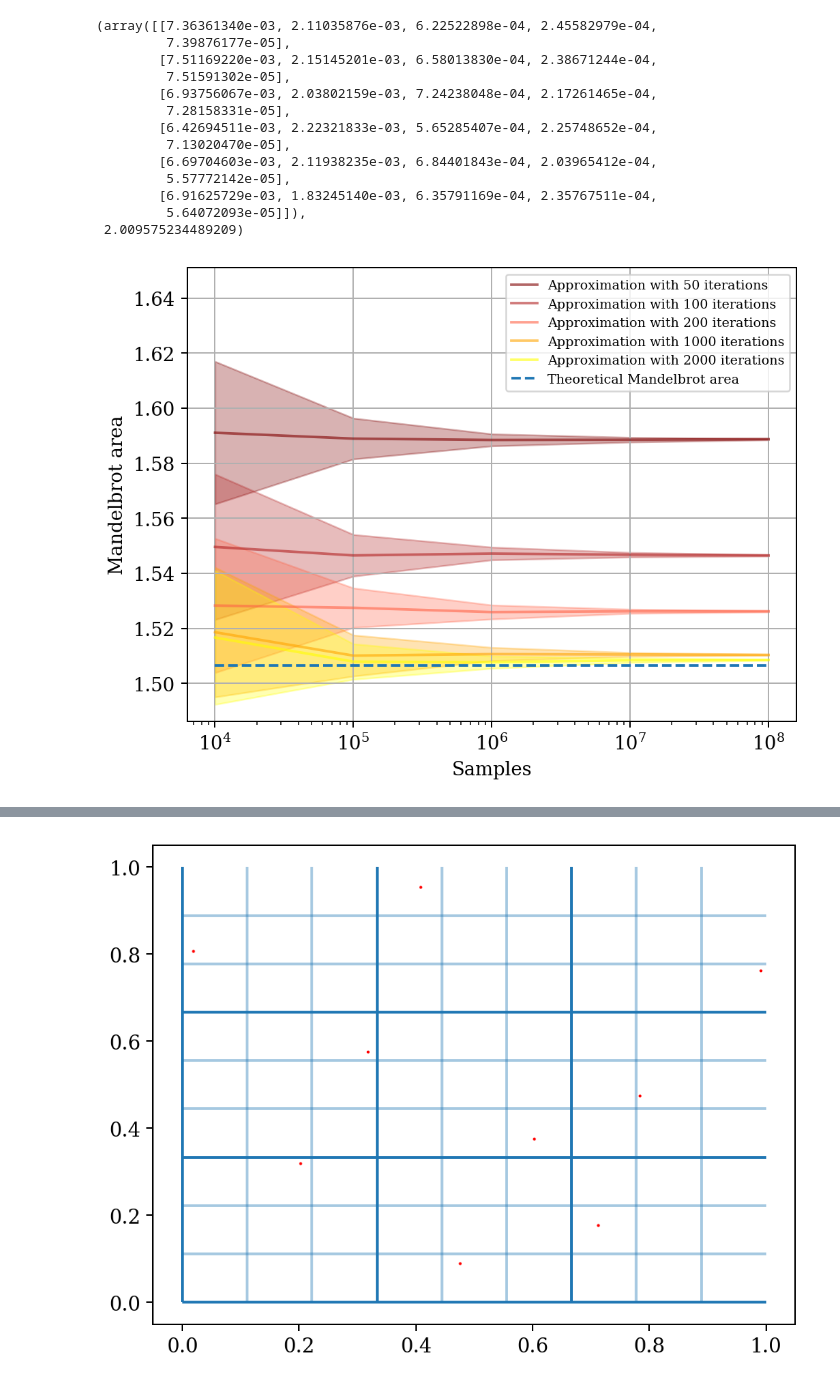
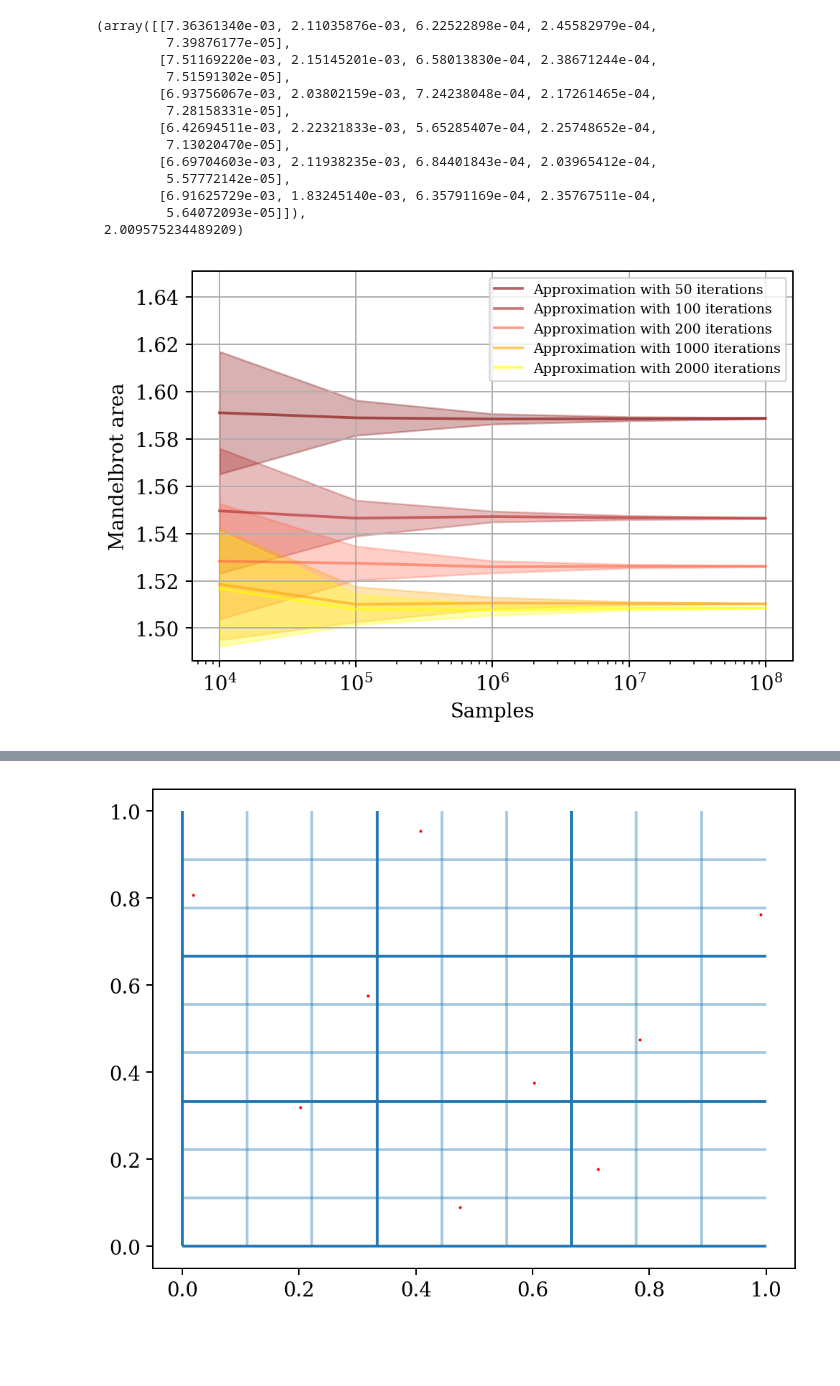
Before and after one commit to loonatick-src/stochastic-sim-1, a Jupyter notebook: monte_carlo.ipynb, the cells around one changed output, grey strips where cells are left out. Saved outputs shown, nothing was run; the diff lists cells and outputs as text; code cells hidden in the pictures; blank space fills up the shorter version.

Commit message:
Statistical tests and plotting of new set of simulations with random sampling

```diff
--- a/monte_carlo.ipynb
+++ b/monte_carlo.ipynb
@@ -295,15 +295,15 @@ ttest_(means=mean_areas*2, variances=sample_variances*2, n=50)
          5.64072093e-05]]),
  2.009575234489209)
 # %%
-#i_values = np.array([50, 100, 200, 500, 1000, 2000], dtype = np.int64)
-#s_values = np.array([10**i for i in range(4,9)], dtype = np.int64)
-
-def sample_variance_plotter(simulation_data, title):
+def sample_variance_plotter_appendix(simulation_data, title):
     """"
     Plots mean area and standard deviation of the mandelbrot set
     against sample sizes simulated with different number of
     iterations
     """
+
+    s_values = np.array([10**i for i in range(4,9)], dtype = np.int64)
+
     data = np.load(simulation_data + ".npz")
 
     mean_areas = data['arr_0']*2
@@ -340,7 +340,7 @@ def sample_variance_plotter(simulation_data, title):
     plt.plot(s_values, mean_i_2000, color = "yellow", alpha = 0.6, label = "Approximation with 2000 iterations")
     plt.fill_between(s_values, mean_i_2000 - std_i_2000, mean_i_2000 + std_i_2000, alpha = 0.3, color = "yellow")
 
-    plt.hlines(1.50659, s_values[0], s_values[-1], label = "Theoretical Mandelbrot area", linestyles="dashed")
+    #plt.hlines(1.50659, s_values[0], s_values[-1], label = "Theoretical Mandelbrot area", linestyles="dashed")
 
     plt.ylim(top=max(mean_i_50)+0.06)
     plt.xscale('log')
@@ -352,7 +352,7 @@ def sample_variance_plotter(simulation_data, title):
     plt.savefig(title)
     plt.show()
 # %%
-sample_variance_plotter(simulation_data = "monte_carlo_random_sampling", title = "line_plot_samples_random.png")
+sample_variance_plotter_appendix(simulation_data = "monte_carlo_random_sampling", title = "line_plot_samples_random_appendix.png")
 # %% [output]
-[figure, old version]
+[figure, new version]
 # %%
```
Also changed, not shown: parts of 10 cells of this notebook, 3 other files.
